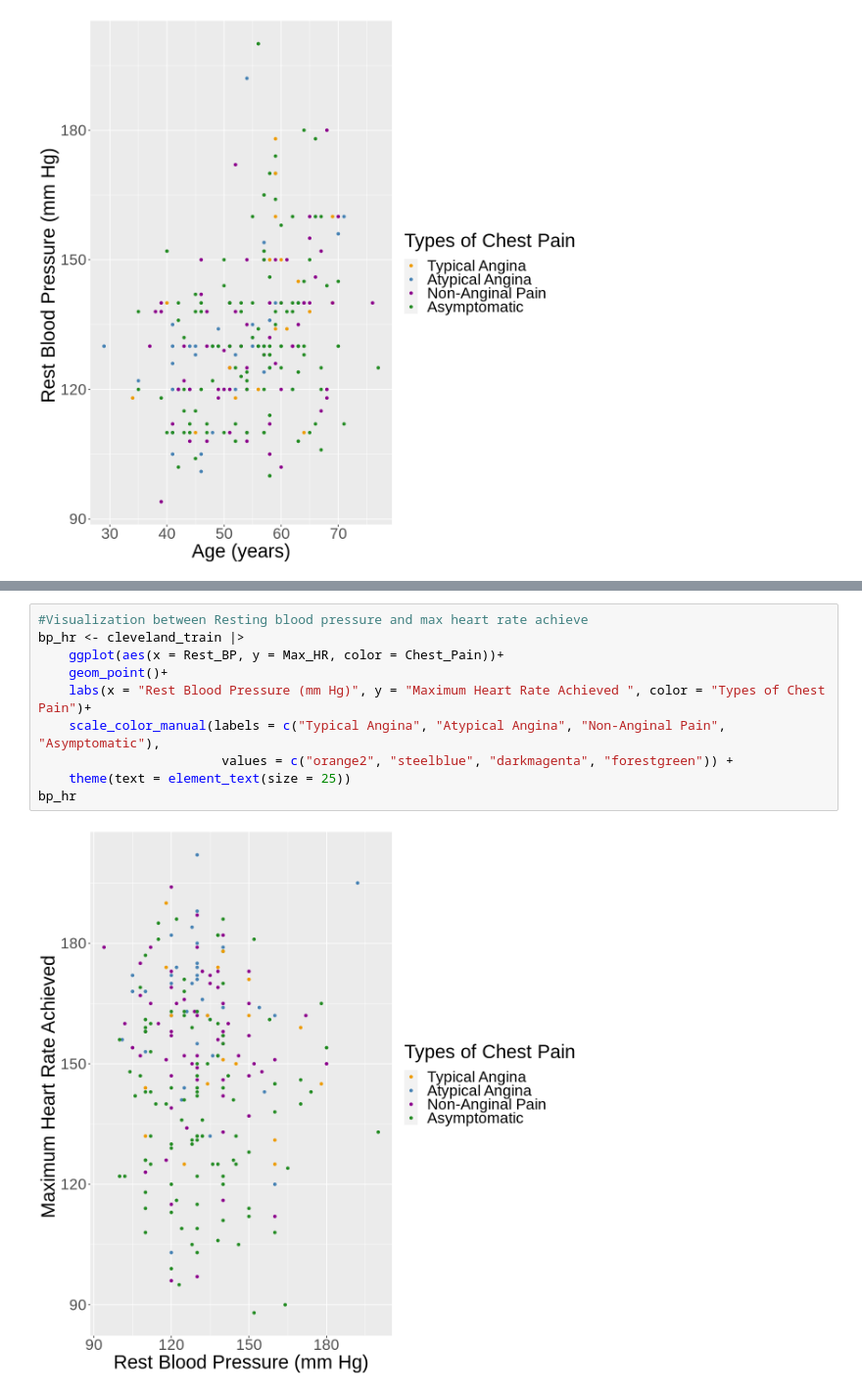
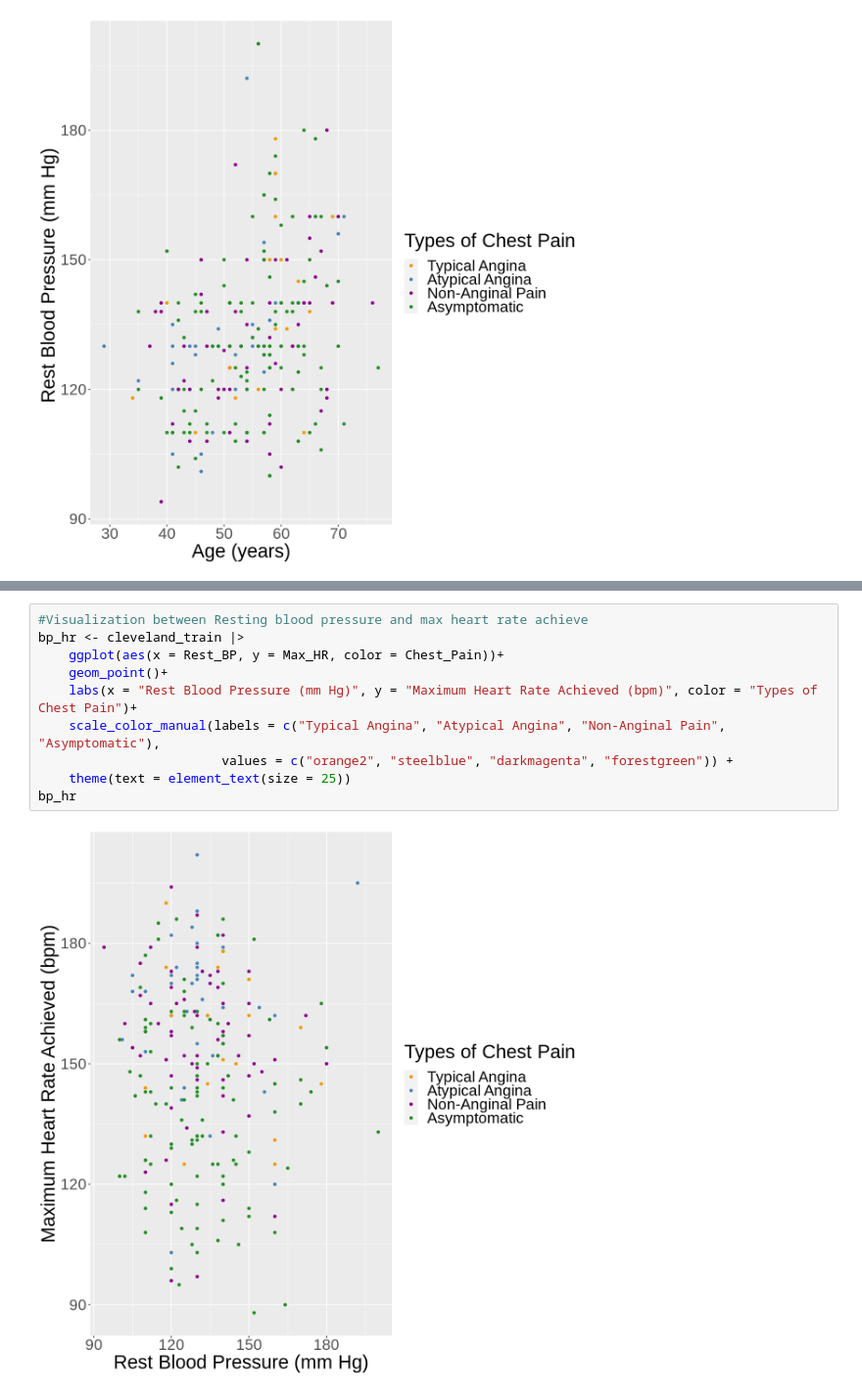
Before and after one commit to jordan28grant/datascience_007, a Jupyter notebook: data/proposal.ipynb, the cells around one changed output, grey strips where cells are left out. Shown: that part at 98% size. Drawn from its saved outputs; the diff is of its cells as text.

```diff
--- a/data/proposal.ipynb
+++ b/data/proposal.ipynb
@@ -175,12 +166,12 @@ choles_hr
 # %%
 #Visualization between Resting blood pressure and max heart rate achieve
 bp_hr <- cleveland_train |>
     ggplot(aes(x = Rest_BP, y = Max_HR, color = Chest_Pain))+
     geom_point()+
-    labs(x = "Rest Blood Pressure (mm Hg)", y = "Maximum Heart Rate Achieved ", color = "Types of Chest Pain")+
+    labs(x = "Rest Blood Pressure (mm Hg)", y = "Maximum Heart Rate Achieved (bpm)", color = "Types of Chest Pain")+
     scale_color_manual(labels = c("Typical Angina", "Atypical Angina", "Non-Anginal Pain", "Asymptomatic"),
                         values = c("orange2", "steelblue", "darkmagenta", "forestgreen")) +
     theme(text = element_text(size = 25))
 bp_hr
 # %% [output]
-[figure, old version]
+[figure, new version]
```
Also changed, not shown: parts of 4 cells of this notebook.
